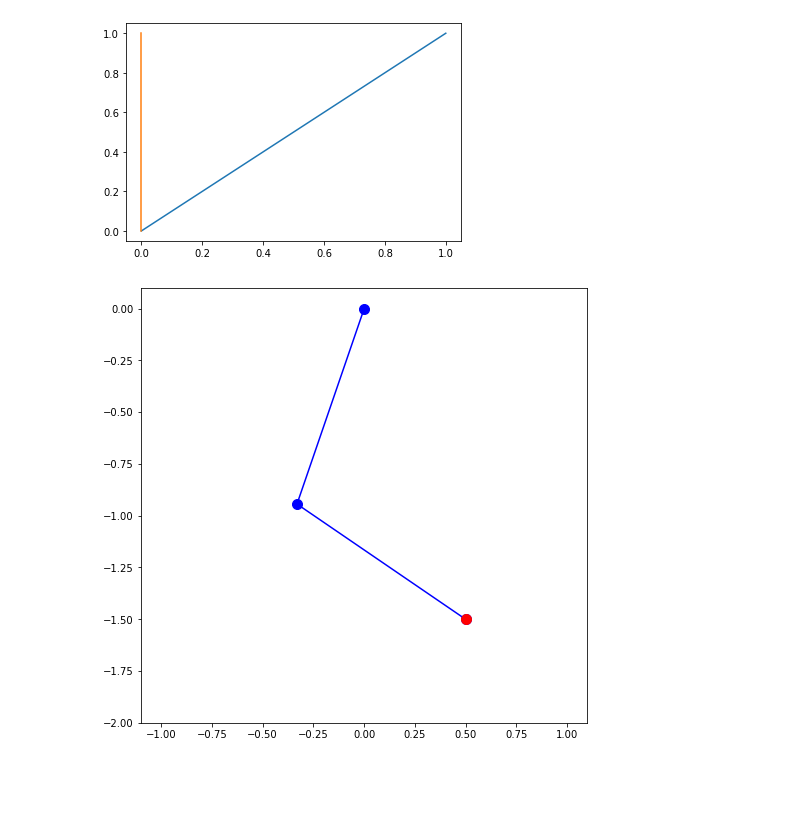
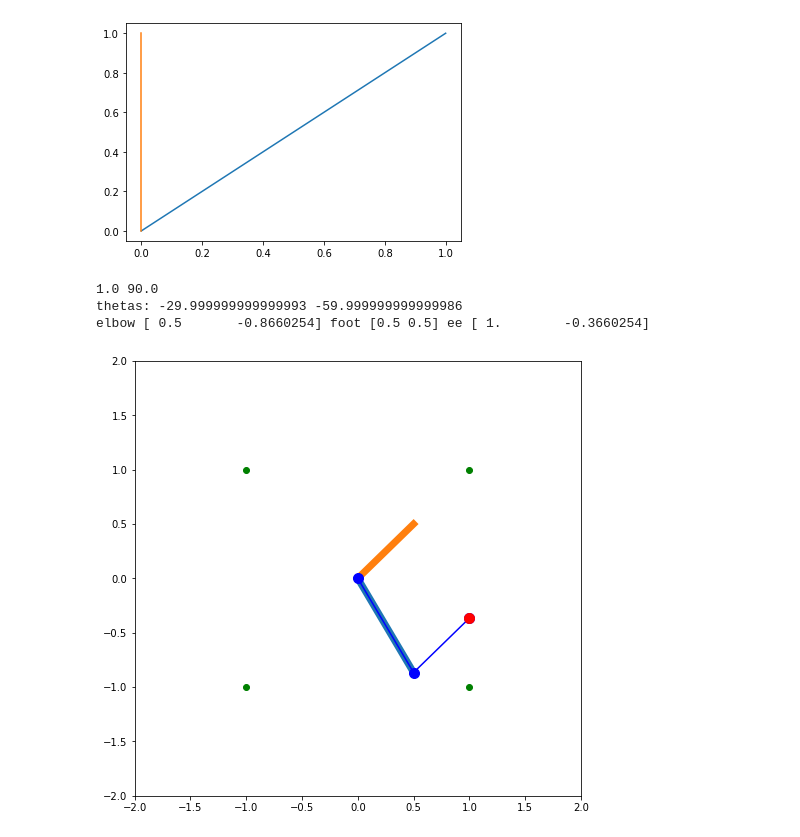
Before and after one commit to JackDemeter/quadruped-robot, a Jupyter notebook: model/inverse_model.ipynb, the cells around one changed output. Saved outputs shown, nothing was run; the diff lists cells and outputs as text; code cells hidden in the pictures; blank space fills up the shorter version.

Commit message:
added inverse kinematics tests

```diff
--- a/model/inverse_model.ipynb
+++ b/model/inverse_model.ipynb
@@ -30,21 +31,34 @@ plt.plot([0,0],[0,1])
 # %%
 def inverse_xy(x,y,l_s,l_e):
     d = math.sqrt(x**2+y**2)
-    q = math.acos(x/d)
+    q = math.acos(-y/d)
+    print(d,q/math.pi*180)
     theta_s = math.acos((l_s**2 + d**2 - l_e**2)/(2*l_s*d))-q
     theta_e = math.acos((l_e**2 + l_s**2 - d**2)/(2*l_e*l_e))-math.pi/2+theta_s
+    print("thetas:",theta_s/math.pi*180,theta_e/math.pi*180)
     return [theta_s, theta_e]
 
-def display_inverse(t):
-    output = np.array([[-math.cos(theta),-math.sin(theta)] for theta in t])
-    output[1] = [output[0][0]+output[1][1],output[0][1]-output[1][0]]
+def display_inverse(t,x,y,l_s,l_e):
+    l = [l_s,l_e]
+    elbow = np.array([-l_s * math.sin(t[0]),-l_s * math.cos(t[0])])
+    foot = np.array([l_e * math.cos(t[1]), -l_e * math.sin(t[0])])
+    ee = elbow+foot
+    print("elbow",elbow,"foot",foot,"ee",ee)
     plt.figure(figsize=(8, 8))
-    plt.ylim(top=0.1,bottom=-2)
-    plt.xlim(-1.1,1.1)
-    plt.plot([0,output[0][0],output[1][0]],[0,-output[0][1],-output[1][1]],'-bo',markersize=10)
-    plt.plot([output[1][0]],[-output[1][1]], 'ro',markersize=10)
+    plt.ylim(top=2,bottom=-2)
+    plt.xlim(-2,2)
+    plt.plot([0,elbow[0]],[0,elbow[1]],linewidth=7.0)
+    plt.plot([0,foot[0]],[0,foot[1]],linewidth=7.0)
+    plt.plot([0,elbow[0],ee[0]],[0,elbow[1],ee[1]],'-bo',markersize=10)
+    plt.plot(ee[0],ee[1],'ro',markersize=10)
+    plt.plot([1,1,-1,-1],[1,-1,1,-1], 'go')
 # %%
-t = inverse_xy(-0.5,1.5,1,1)
-display_inverse(t)
+x,y = 1,0
+l_s, l_e = 1,1
+t = inverse_xy(x,y,l_s,l_e)
+display_inverse(t,x,y,l_s,l_e)
 # %% [output]
+1.0 90.0
+thetas: -29.999999999999993 -59.999999999999986
+elbow [ 0.5       -0.8660254] foot [0.5 0.5] ee [ 1.        -0.3660254]
-[figure, old version]
+[figure, new version]
```
Also changed, not shown: parts of 5 cells of this notebook, 2 other files.
